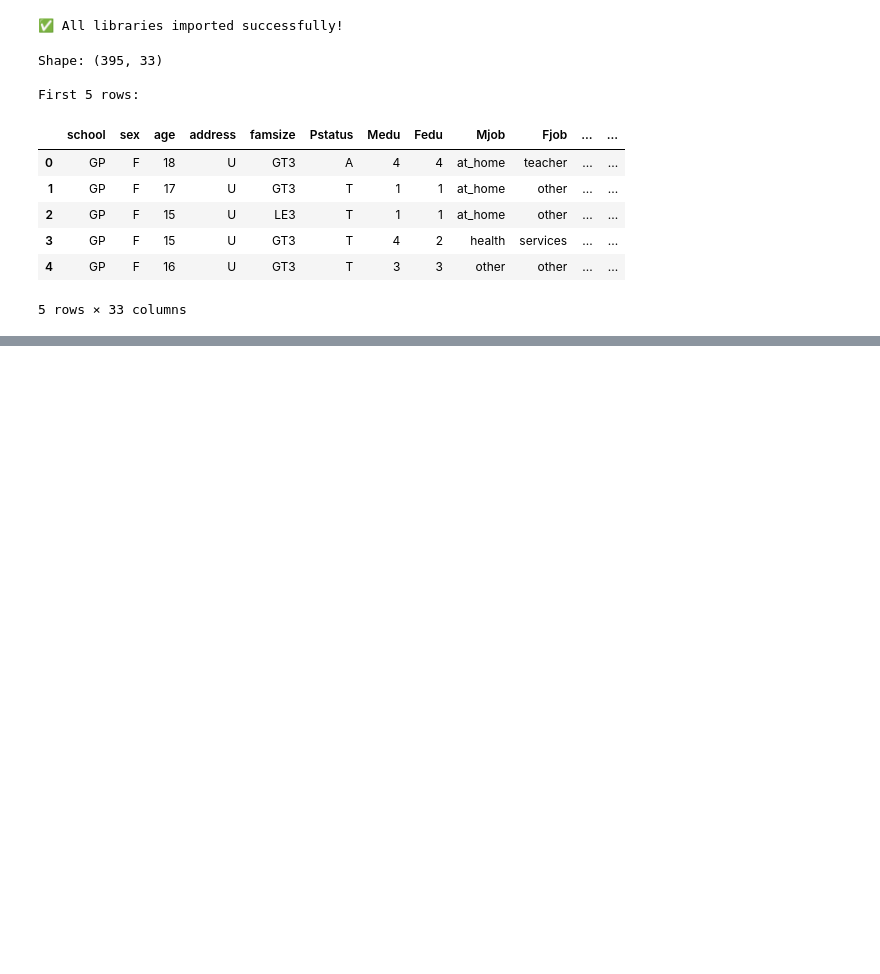
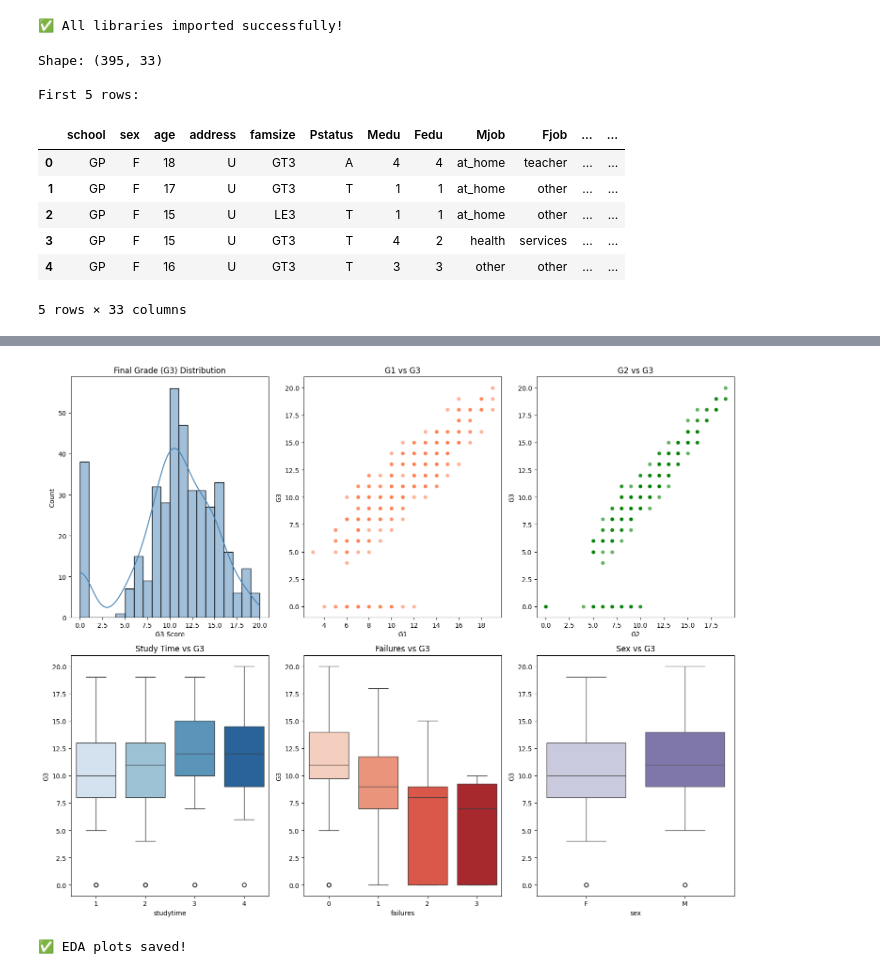
Before and after one commit to Truptiiio-o/student-performance-ml, a Jupyter notebook: notebooks/student_performance_ml.ipynb, the cells around one changed output, grey strips where cells are left out. Saved outputs shown, nothing was run; the diff lists cells and outputs as text; code cells hidden in the pictures; blank space fills up the shorter version.

```diff
--- a/notebooks/student_performance_ml.ipynb
+++ b/notebooks/student_performance_ml.ipynb
@@ -90,3 +90,44 @@ dtype: int64
 | 50% | 17.000000 | 3.000000 | 2.000000 | 1.000000 | 2.000000 | 0.000000 | 4.000000 | 3.000000 | 3.000000 | 1.000000 | ... |
 | 75% | 18.000000 | 4.000000 | 3.000000 | 2.000000 | 2.000000 | 0.000000 | 5.000000 | 4.000000 | 4.000000 | 2.000000 | ... |
 | max | 22.000000 | 4.000000 | 4.000000 | 4.000000 | 4.000000 | 3.000000 | 5.000000 | 5.000000 | 5.000000 | 5.000000 | ... |
+# %%
+# ── Cell 5 : EDA ──────────────────────────────────────────────────
+plt.figure(figsize=(15, 12))
+
+# 1. Target distribution
+plt.subplot(2, 3, 1)
+sns.histplot(df['G3'], bins=20, color='steelblue', kde=True)
+plt.title('Final Grade (G3) Distribution')
+plt.xlabel('G3 Score')
+
+# 2. G1, G2, G3 relationship
+plt.subplot(2, 3, 2)
+sns.scatterplot(data=df, x='G1', y='G3', color='coral', alpha=0.6)
+plt.title('G1 vs G3')
+
+plt.subplot(2, 3, 3)
+sns.scatterplot(data=df, x='G2', y='G3', color='green', alpha=0.6)
+plt.title('G2 vs G3')
+
+# 3. Study time vs G3
+plt.subplot(2, 3, 4)
+sns.boxplot(data=df, x='studytime', y='G3', palette='Blues')
+plt.title('Study Time vs G3')
+
+# 4. Failures vs G3
+plt.subplot(2, 3, 5)
+sns.boxplot(data=df, x='failures', y='G3', palette='Reds')
+plt.title('Failures vs G3')
+
+# 5. Sex vs G3
+plt.subplot(2, 3, 6)
+sns.boxplot(data=df, x='sex', y='G3', palette='Purples')
+plt.title('Sex vs G3')
+
+plt.tight_layout()
+plt.savefig('../outputs/eda_plots.png', dpi=150)
+plt.show()
+print("✅ EDA plots saved!")
+# %% [output]
+[figure, added]
+✅ EDA plots saved!
```
Also changed, not shown: parts of 5 cells of this notebook, 2 other files.
